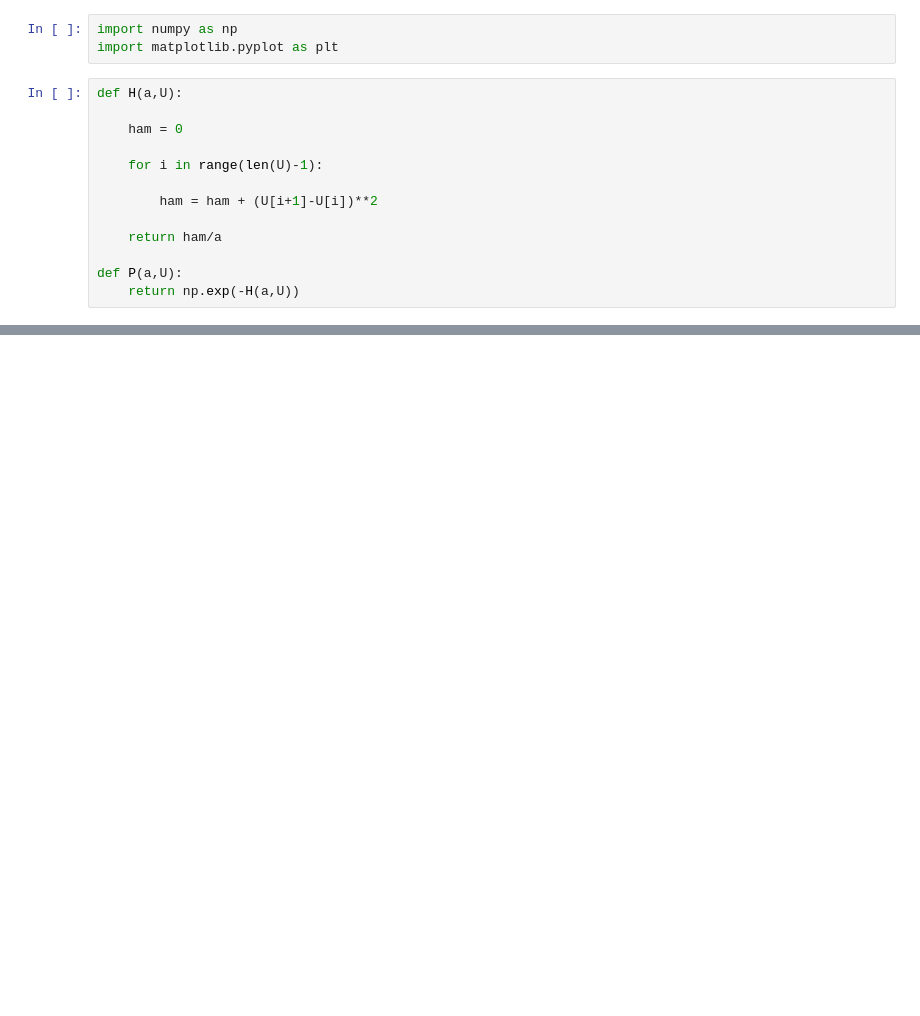
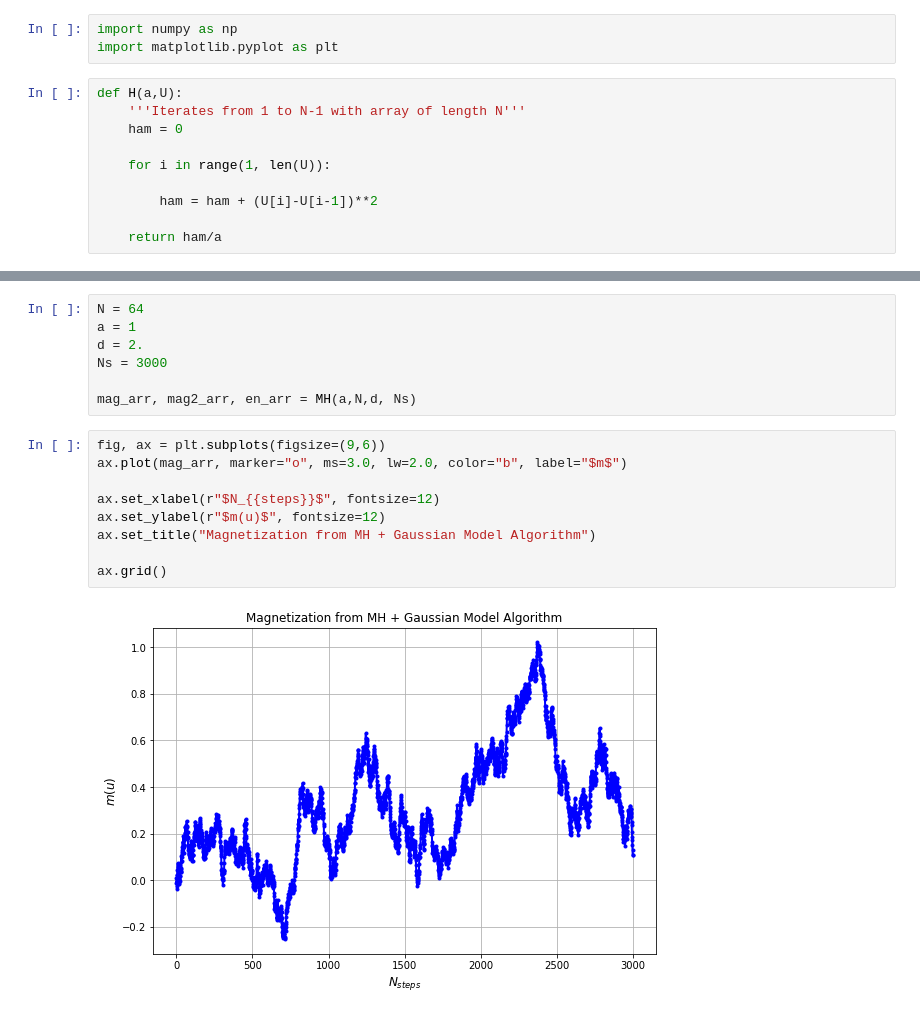
Before and after one commit to kwat0308/CompPhysWS2122, a Jupyter notebook: assignment5/CompPhys_HW5.ipynb, the cells around one changed output, grey strips where cells are left out. Cells and saved outputs as stored; diff of their text form; blank space fills up the shorter version.

```diff
--- a/assignment5/CompPhys_HW5.ipynb
+++ b/assignment5/CompPhys_HW5.ipynb
@@ -3,14 +12,11 @@ import numpy as np
 import matplotlib.pyplot as plt
 # %%
 def H(a,U):
-
+    '''Iterates from 1 to N-1 with array of length N'''
     ham = 0
 
-    for i in range(len(U)-1):
+    for i in range(1, len(U)):
 
-        ham = ham + (U[i+1]-U[i])**2
+        ham = ham + (U[i]-U[i-1])**2
 
     return ham/a
-
-def P(a,U):
-    return np.exp(-H(a,U))
@@ -16,0 +64,18 @@ def P(a,U):
+# %%
+N = 64
+a = 1
+d = 2.
+Ns = 3000
+
+mag_arr, mag2_arr, en_arr = MH(a,N,d, Ns)
+# %%
+fig, ax = plt.subplots(figsize=(9,6))
+ax.plot(mag_arr, marker="o", ms=3.0, lw=2.0, color="b", label="$m$")
+
+ax.set_xlabel(r"$N_{{steps}}$", fontsize=12)
+ax.set_ylabel(r"$m(u)$", fontsize=12)
+ax.set_title("Magnetization from MH + Gaussian Model Algorithm")
+
+ax.grid()
+# %% [output]
+[figure, added]
```
Also changed, not shown: parts of 26 cells of this notebook, 1 other file.
